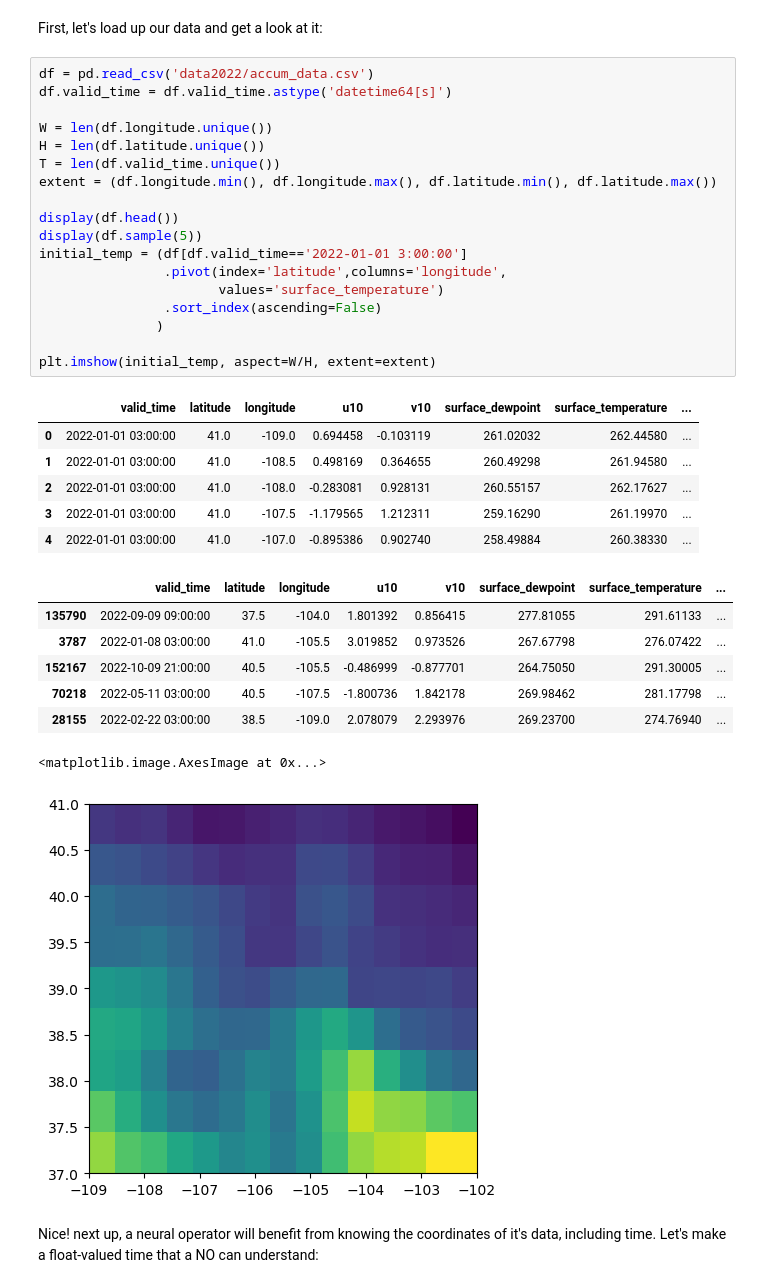
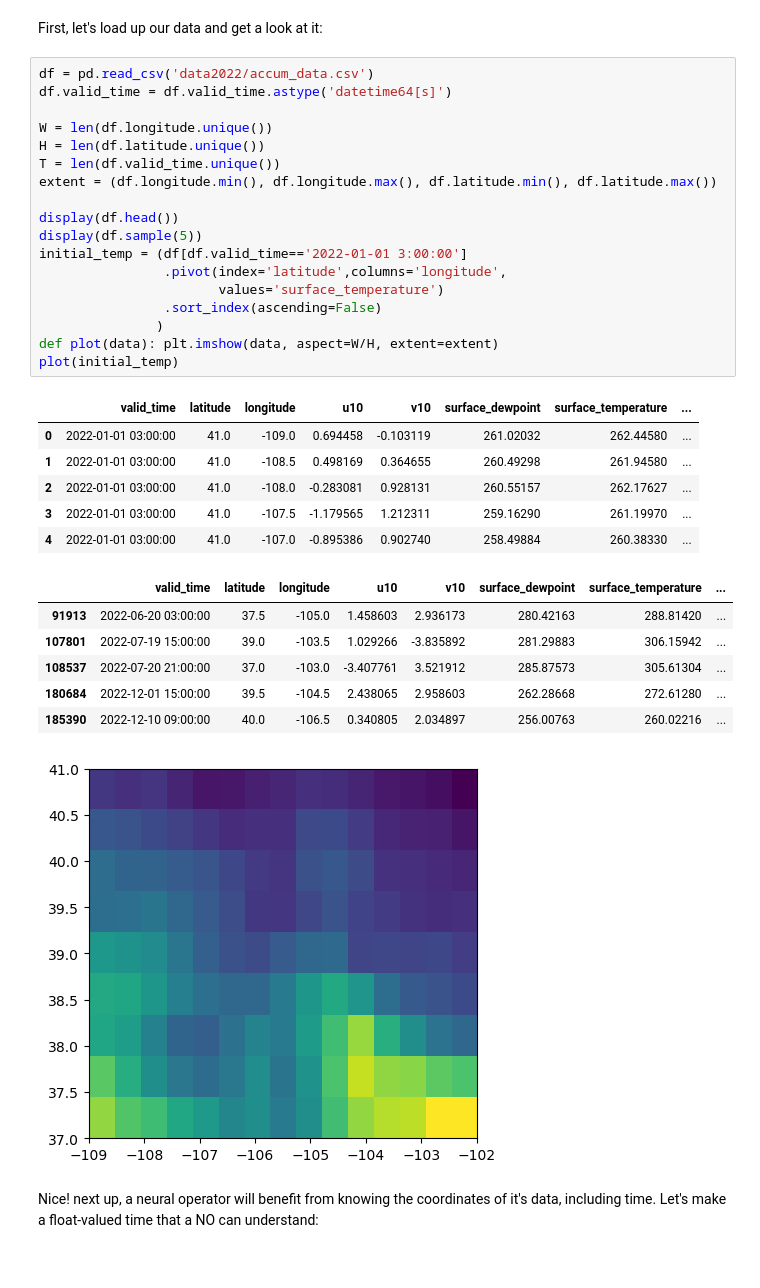
Before and after one commit to Quinntillion/MLProject, a Jupyter notebook: testNotebook.ipynb, the cells around one changed output. Cells and saved outputs as stored; diff of their text form.

```diff
--- a/testNotebook.ipynb
+++ b/testNotebook.ipynb
@@ -157,35 +157,34 @@ First, let's load up our data and get a look at it:
 # %%
 df = pd.read_csv('data2022/accum_data.csv')
 df.valid_time = df.valid_time.astype('datetime64[s]')
 
 W = len(df.longitude.unique())
 H = len(df.latitude.unique())
 T = len(df.valid_time.unique())
 extent = (df.longitude.min(), df.longitude.max(), df.latitude.min(), df.latitude.max())
 
 display(df.head())
 display(df.sample(5))
 initial_temp = (df[df.valid_time=='2022-01-01 3:00:00']
                 .pivot(index='latitude',columns='longitude',
                        values='surface_temperature')
                 .sort_index(ascending=False)
                )
-
-plt.imshow(initial_temp, aspect=W/H, extent=extent)
+def plot(data): plt.imshow(data, aspect=W/H, extent=extent)
+plot(initial_temp)
 # %% [output]
 |  | valid_time | latitude | longitude | u10 | v10 | surface_dewpoint | surface_temperature | ... |
 | 0 | 2022-01-01 03:00:00 | 41.0 | -109.0 | 0.694458 | -0.103119 | 261.02032 | 262.44580 | ... |
 | 1 | 2022-01-01 03:00:00 | 41.0 | -108.5 | 0.498169 | 0.364655 | 260.49298 | 261.94580 | ... |
 | 2 | 2022-01-01 03:00:00 | 41.0 | -108.0 | -0.283081 | 0.928131 | 260.55157 | 262.17627 | ... |
 | 3 | 2022-01-01 03:00:00 | 41.0 | -107.5 | -1.179565 | 1.212311 | 259.16290 | 261.19970 | ... |
 | 4 | 2022-01-01 03:00:00 | 41.0 | -107.0 | -0.895386 | 0.902740 | 258.49884 | 260.38330 | ... |
 |  | valid_time | latitude | longitude | u10 | v10 | surface_dewpoint | surface_temperature | ... |
-| 135790 | 2022-09-09 09:00:00 | 37.5 | -104.0 | 1.801392 | 0.856415 | 277.81055 | 291.61133 | ... |
-| 3787 | 2022-01-08 03:00:00 | 41.0 | -105.5 | 3.019852 | 0.973526 | 267.67798 | 276.07422 | ... |
-| 152167 | 2022-10-09 21:00:00 | 40.5 | -105.5 | -0.486999 | -0.877701 | 264.75050 | 291.30005 | ... |
-| 70218 | 2022-05-11 03:00:00 | 40.5 | -107.5 | -1.800736 | 1.842178 | 269.98462 | 281.17798 | ... |
-| 28155 | 2022-02-22 03:00:00 | 38.5 | -109.0 | 2.078079 | 2.293976 | 269.23700 | 274.76940 | ... |
+| 91913 | 2022-06-20 03:00:00 | 37.5 | -105.0 | 1.458603 | 2.936173 | 280.42163 | 288.81420 | ... |
+| 107801 | 2022-07-19 15:00:00 | 39.0 | -103.5 | 1.029266 | -3.835892 | 281.29883 | 306.15942 | ... |
+| 108537 | 2022-07-20 21:00:00 | 37.0 | -103.0 | -3.407761 | 3.521912 | 285.87573 | 305.61304 | ... |
+| 180684 | 2022-12-01 15:00:00 | 39.5 | -104.5 | 2.438065 | 2.958603 | 262.28668 | 272.61280 | ... |
+| 185390 | 2022-12-10 09:00:00 | 40.0 | -106.5 | 0.340805 | 2.034897 | 256.00763 | 260.02216 | ... |
-<matplotlib.image.AxesImage at 0x...>
 [figure]
 # %% [markdown]
 Nice! next up, a neural operator will benefit from knowing the coordinates of it's data, including time. Let's make a float-valued time that a NO can understand:
```
Also changed, not shown: parts of 25 cells of this notebook.
